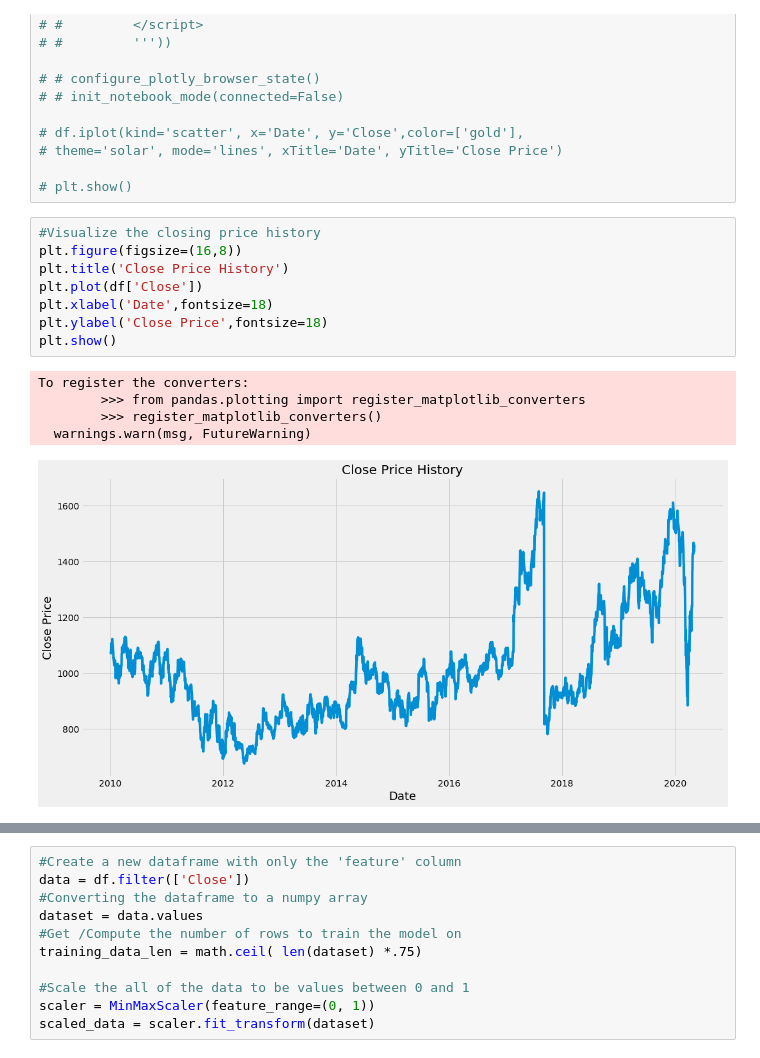
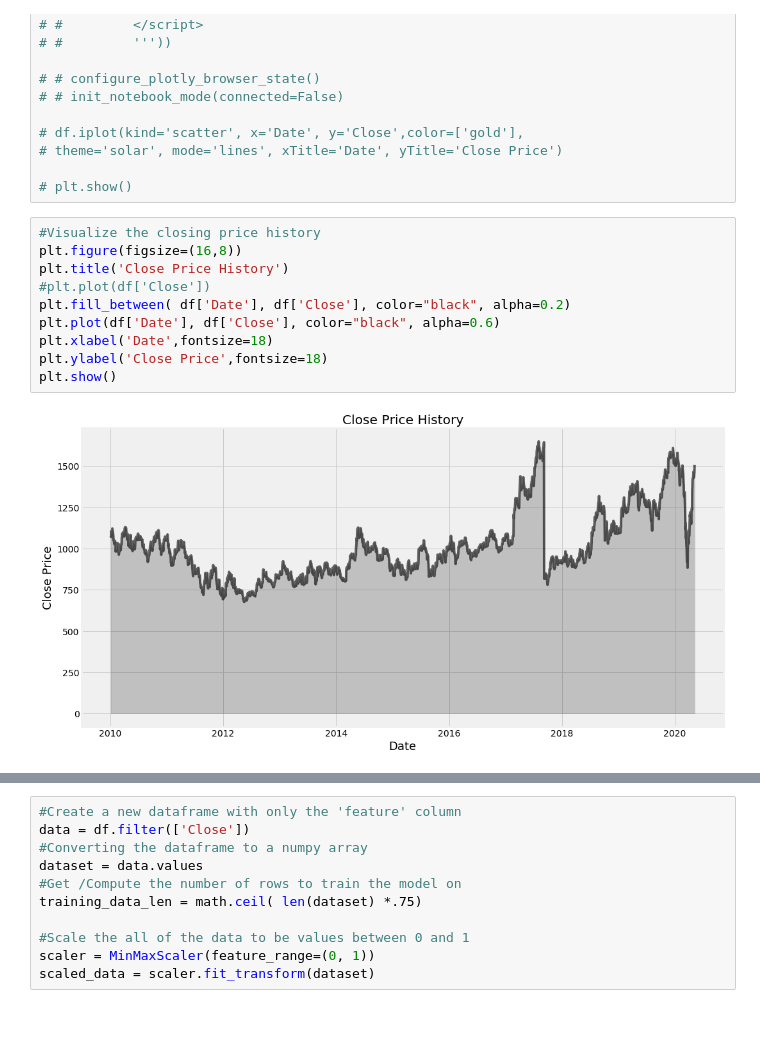
Before and after one commit to abhiwalia15/AI-for-Finance-Stocks-real-time-analysis-, a Jupyter notebook: RealTime/Final_main_inoxleisur.ipynb, the cells around one changed output, grey strips where cells are left out. Cells and saved outputs as stored; diff of their text form; blank space fills up the shorter version.

Commit message:
sample images

```diff
--- a/RealTime/Final_main_inoxleisur.ipynb
+++ b/RealTime/Final_main_inoxleisur.ipynb
@@ -68,14 +73,12 @@ Index(['Symbol', 'Series', 'Prev Close', 'Open', 'High', 'Low', 'Last',
 # %%
 #Visualize the closing price history
 plt.figure(figsize=(16,8))
 plt.title('Close Price History')
-plt.plot(df['Close'])
+#plt.plot(df['Close'])
+plt.fill_between( df['Date'], df['Close'], color="black", alpha=0.2)
+plt.plot(df['Date'], df['Close'], color="black", alpha=0.6)
 plt.xlabel('Date',fontsize=18)
 plt.ylabel('Close Price',fontsize=18)
 plt.show()
 # %% [output]
-To register the converters:
-        >>> from pandas.plotting import register_matplotlib_converters
-        >>> register_matplotlib_converters()
-  warnings.warn(msg, FutureWarning)
-[figure, old version]
+[figure, new version]
```
Also changed, not shown: parts of 2 cells of this notebook.
